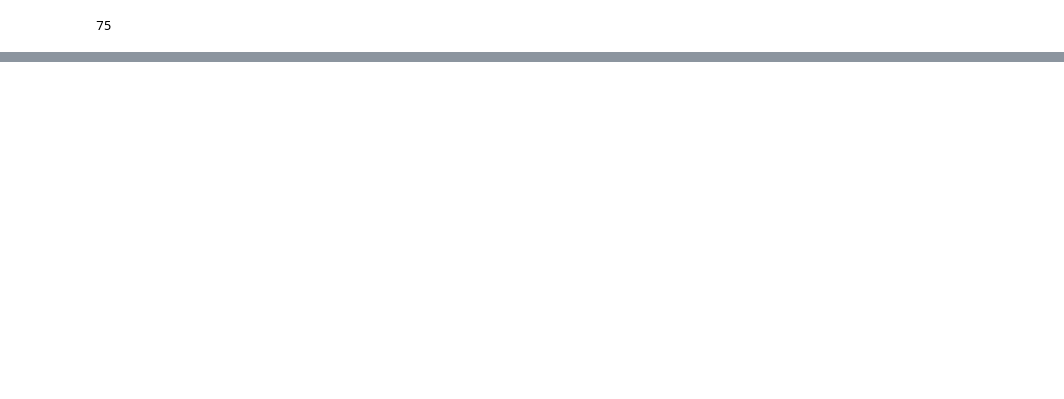
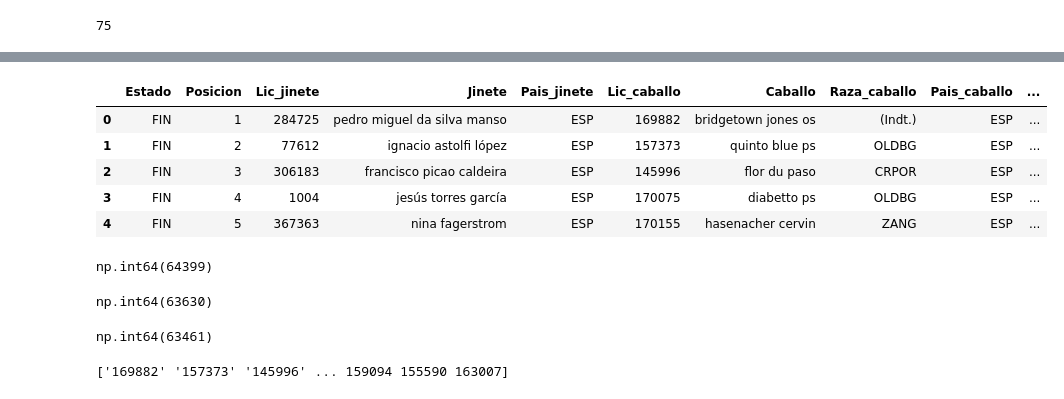
Before and after one commit to Gabijc/Proyecto_final_hipica, a Jupyter notebook: Notebooks/pruebas_carga.ipynb, the cells around one changed output, grey strips where cells are left out. Drawn from its saved outputs; the diff is of its cells as text; code cells hidden in the pictures; blank space fills up the shorter version.

```diff
--- a/Notebooks/pruebas_carga.ipynb
+++ b/Notebooks/pruebas_carga.ipynb
@@ -186,0 +64,3 @@ CSN3* Copa Presidente
+# %%
+df_final = df_final.drop(['Puntuacion', 'Resultados'], axis=1)
+df_final.head()
@@ -186,0 +74,22 @@ CSN3* Copa Presidente
+# %%
+df_final["Jinete"] = df_final["Jinete"].str.lower()
+df_final["Caballo"] = df_final["Caballo"].str.lower()
+df_final["Lic_jinete"] = df_final["Lic_jinete"].astype(str)
+df_final["Lic_caballo"] = df_final["Lic_caballo"].astype(str)
+# %%
+df_final.head()
+# %% [output]
+|  | Estado | Posicion | Lic_jinete | Jinete | Pais_jinete | Lic_caballo | Caballo | Raza_caballo | Pais_caballo | ... |
+| 0 | FIN | 1 | 284725 | pedro miguel da silva manso | ESP | 169882 | bridgetown jones os | (Indt.) | ESP | ... |
+| 1 | FIN | 2 | 77612 | ignacio astolfi lópez | ESP | 157373 | quinto blue ps | OLDBG | ESP | ... |
+| 2 | FIN | 3 | 306183 | francisco picao caldeira | ESP | 145996 | flor du paso | CRPOR | ESP | ... |
+| 3 | FIN | 4 | 1004 | jesús torres garcía | ESP | 170075 | diabetto ps | OLDBG | ESP | ... |
+| 4 | FIN | 5 | 367363 | nina fagerstrom | ESP | 170155 | hasenacher cervin | ZANG | ESP | ... |
+# %%
+df_final["Caballo"].duplicated().sum()
+# %% [output]
+np.int64(64399)
+# %%
+df_final["Lic_caballo"].duplicated().sum()
+# %% [output]
+np.int64(63630)
@@ -186,0 +98,9 @@ CSN3* Copa Presidente
+# %%
+df = pd.read_pickle("../data/data_salto/informacion_concursos_final.pkl")
+df["Lic_caballo"].duplicated().sum()
+# %% [output]
+np.int64(63461)
+# %%
+print(df["Lic_caballo"].unique())
+# %% [output]
+['169882' '157373' '145996' ... 159094 155590 163007]
```
Also changed, not shown: parts of 13 cells of this notebook, 1 other file.
